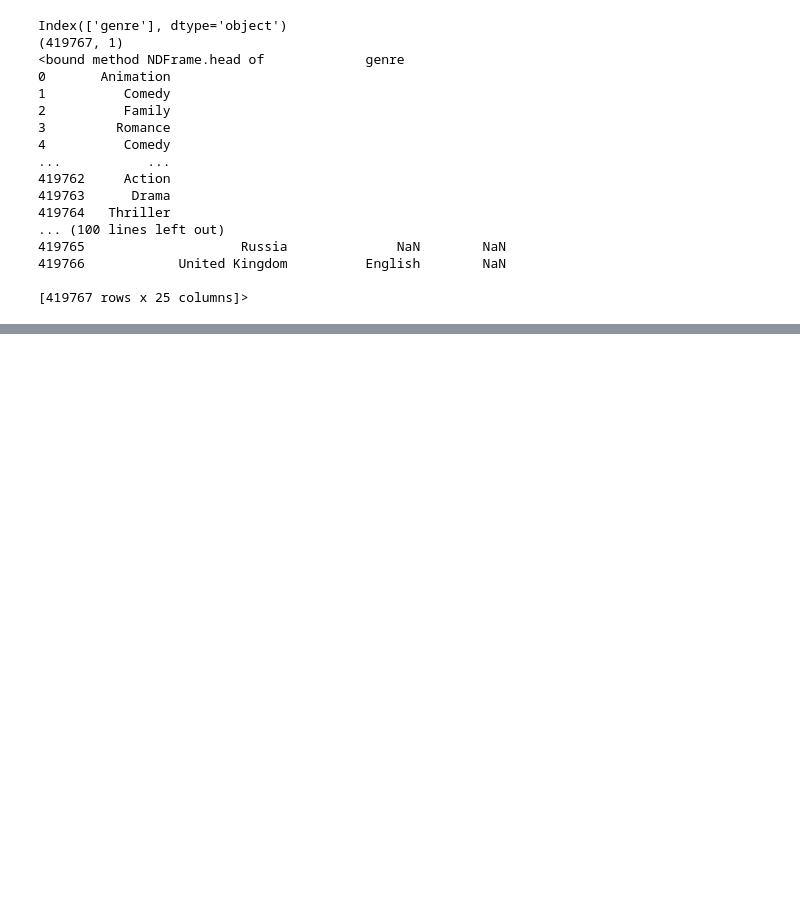
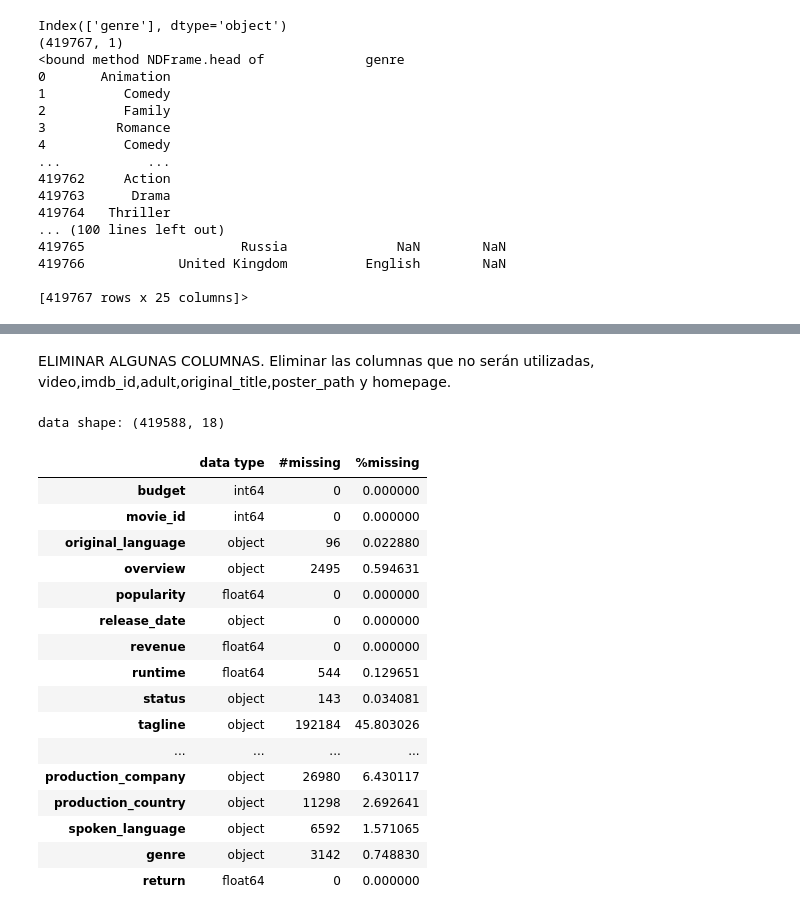
Before and after one commit to SariEliM/MovieStreaming, a Jupyter notebook: MS_transformaciones.ipynb, the cells around one changed output, grey strips where cells are left out. Cells and saved outputs as stored; diff of their text form; code cells hidden in the pictures; blank space fills up the shorter version.

```diff
--- a/MS_transformaciones.ipynb
+++ b/MS_transformaciones.ipynb
@@ -704,0 +800,6 @@ Index(['genre'], dtype='object')
+# %%
+# Convertir la columna al tipo datetime
+df_movies_final['release_date'] = pd.to_datetime(df_movies_final['release_date'])
+
+# Asegurarse de que las fechas están en el formato 'AAAA-MM-DD'
+df_movies_final['release_date'] = df_movies_final['release_date'].dt.strftime('%Y-%m-%d')
@@ -704,0 +823,3 @@ Index(['genre'], dtype='object')
+# %%
+# Calcular el retorno de inversión (revenue / budget) y asignar 0 cuando no hay datos
+df_movies_final['return'] = df_movies_final.apply(lambda row: row['revenue'] / row['budget'] if pd.notnull(row['revenue']) and pd.notnull(row['budget']) and row['budget'] != 0 else 0, axis=1)
@@ -704,0 +843,29 @@ Index(['genre'], dtype='object')
+# %% [markdown]
+ELIMINAR ALGUNAS COLUMNAS. Eliminar las columnas que no serán utilizadas, video,imdb_id,adult,original_title,poster_path y homepage.
+# %%
+#df_movies_final.drop(columns=['adult', 'homepage','original_title', 'poster_path','imdb_id', 'video'], inplace=True)
+df_movies_final.drop(columns=['belongs_to_collection'], inplace=True)
+# %%
+# Transformamos el tipo de datos de algunas columnas a lo que representan
+df_movies_final['popularity'] = pd.to_numeric(df_movies_final['popularity'], errors='coerce')
+# %%
+resumen(df_movies_final)
+# %% [output]
+data shape: (419588, 18)
+|  | data type | #missing | %missing |
+| budget | int64 | 0 | 0.000000 |
+| movie_id | int64 | 0 | 0.000000 |
+| original_language | object | 96 | 0.022880 |
+| overview | object | 2495 | 0.594631 |
+| popularity | float64 | 0 | 0.000000 |
+| release_date | object | 0 | 0.000000 |
+| revenue | float64 | 0 | 0.000000 |
+| runtime | float64 | 544 | 0.129651 |
+| status | object | 143 | 0.034081 |
+| tagline | object | 192184 | 45.803026 |
+| ... | ... | ... | ... |
+| production_company | object | 26980 | 6.430117 |
+| production_country | object | 11298 | 2.692641 |
+| spoken_language | object | 6592 | 1.571065 |
+| genre | object | 3142 | 0.748830 |
+| return | float64 | 0 | 0.000000 |
```
Also changed, not shown: parts of 26 cells of this notebook, 3 other files.
